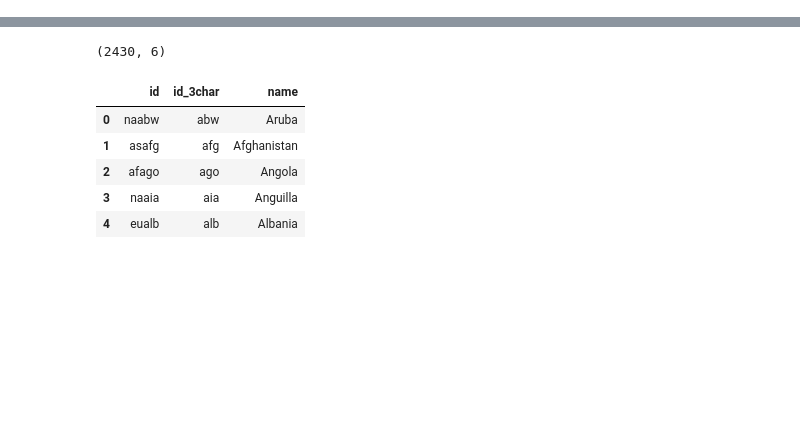
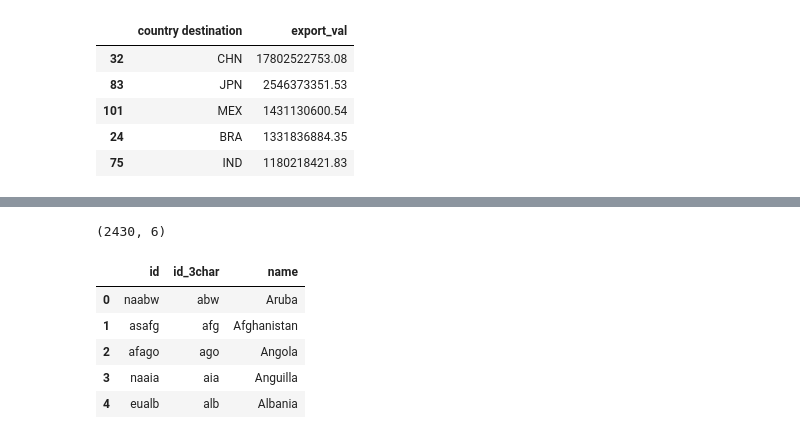
Before and after one commit to JulienAssouline/data-studios-projects, a Jupyter notebook: code/North_Korea/North Korea.ipynb, the cells around one changed output, grey strips where cells are left out. Saved outputs shown, nothing was run; the diff lists cells and outputs as text; code cells hidden in the pictures; blank space fills up the shorter version.

```diff
--- a/code/North_Korea/North Korea.ipynb
+++ b/code/North_Korea/North Korea.ipynb
@@ -4,0 +48,11 @@ import re
+# %%
+df_new.sort_values(by = "export_val", ascending = False, inplace = True)
+# %%
+df_new.head()
+# %% [output]
+|  | country destination | export_val |
+| 32 | CHN | 17802522753.08 |
+| 83 | JPN | 2546373351.53 |
+| 101 | MEX | 1431130600.54 |
+| 24 | BRA | 1331836884.35 |
+| 75 | IND | 1180218421.83 |
```
Also changed, not shown: parts of 18 cells of this notebook, 4 other files.
